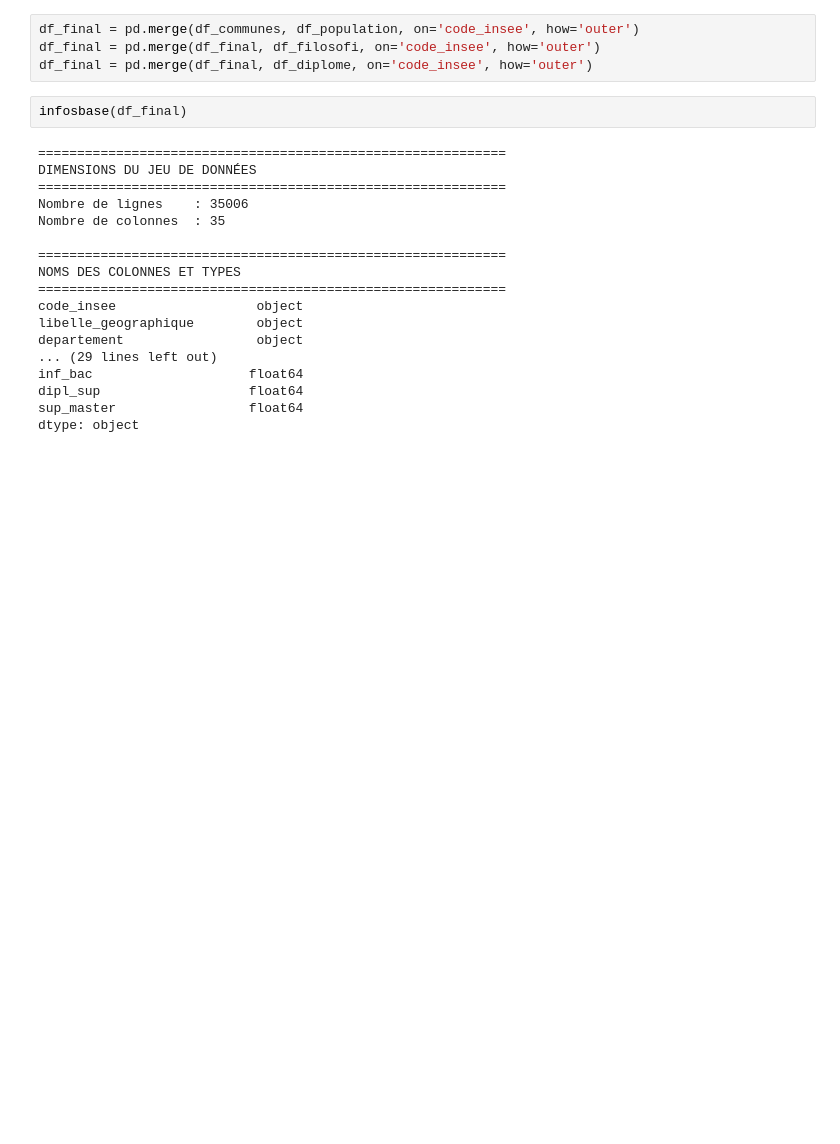
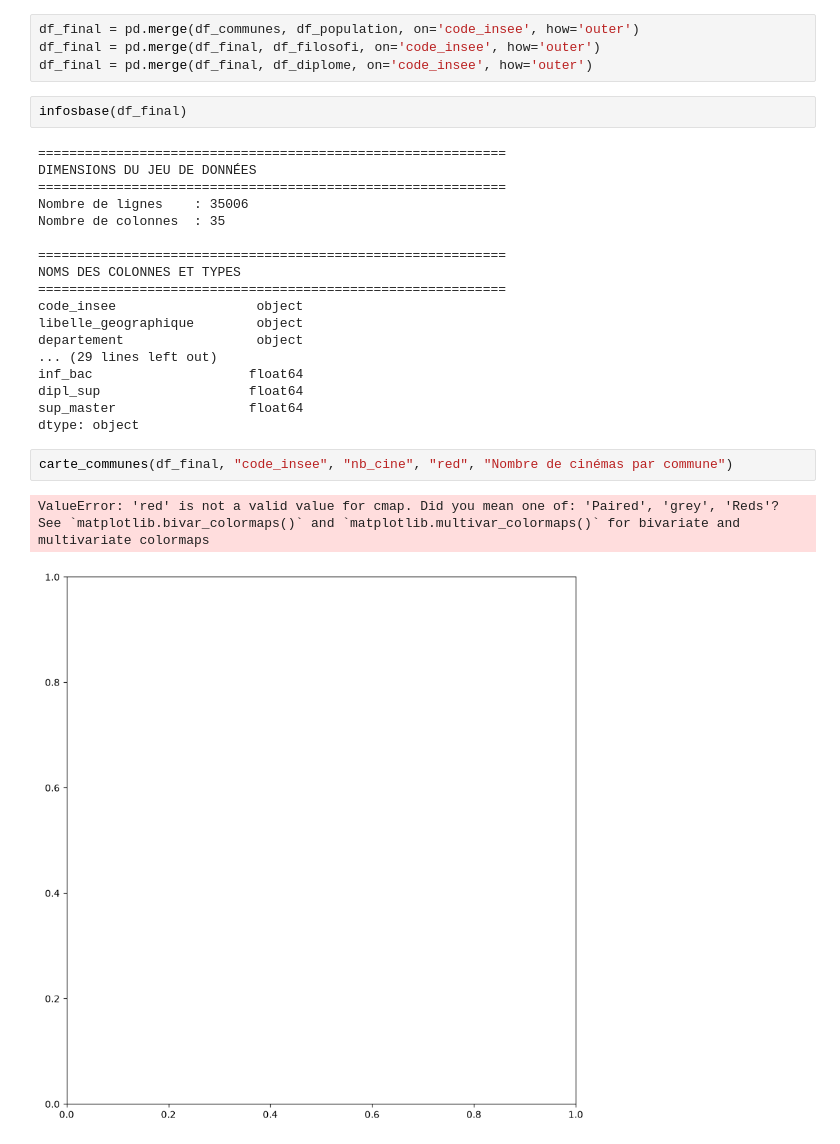
Before and after one commit to heloise1414/Evaluation-Politiques-Publiques-Culturelles, a Jupyter notebook: data.ipynb, the cells around one changed output. Saved outputs shown, nothing was run; the diff lists cells and outputs as text; blank space fills up the shorter version.

```diff
--- a/data.ipynb
+++ b/data.ipynb
@@ -354,3 +354,9 @@ inf_bac                    float64
 dipl_sup                   float64
 sup_master                 float64
 dtype: object
+# %%
+carte_communes(df_final, "code_insee", "nb_cine", "red", "Nombre de cinémas par commune")
+# %% [output]
+ValueError: 'red' is not a valid value for cmap. Did you mean one of: 'Paired', 'grey', 'Reds'?
+See `matplotlib.bivar_colormaps()` and `matplotlib.multivar_colormaps()` for bivariate and multivariate colormaps
+[figure, added]
```
Also changed, not shown: 1 other file.
